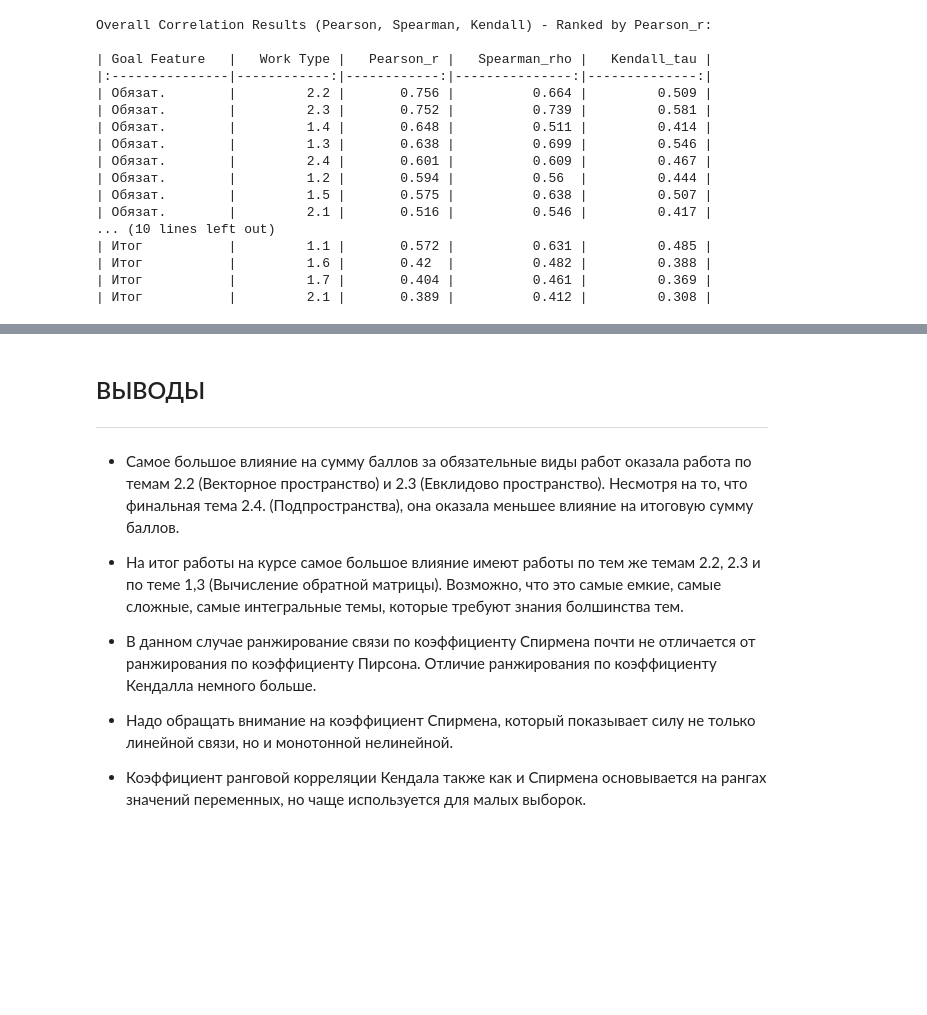
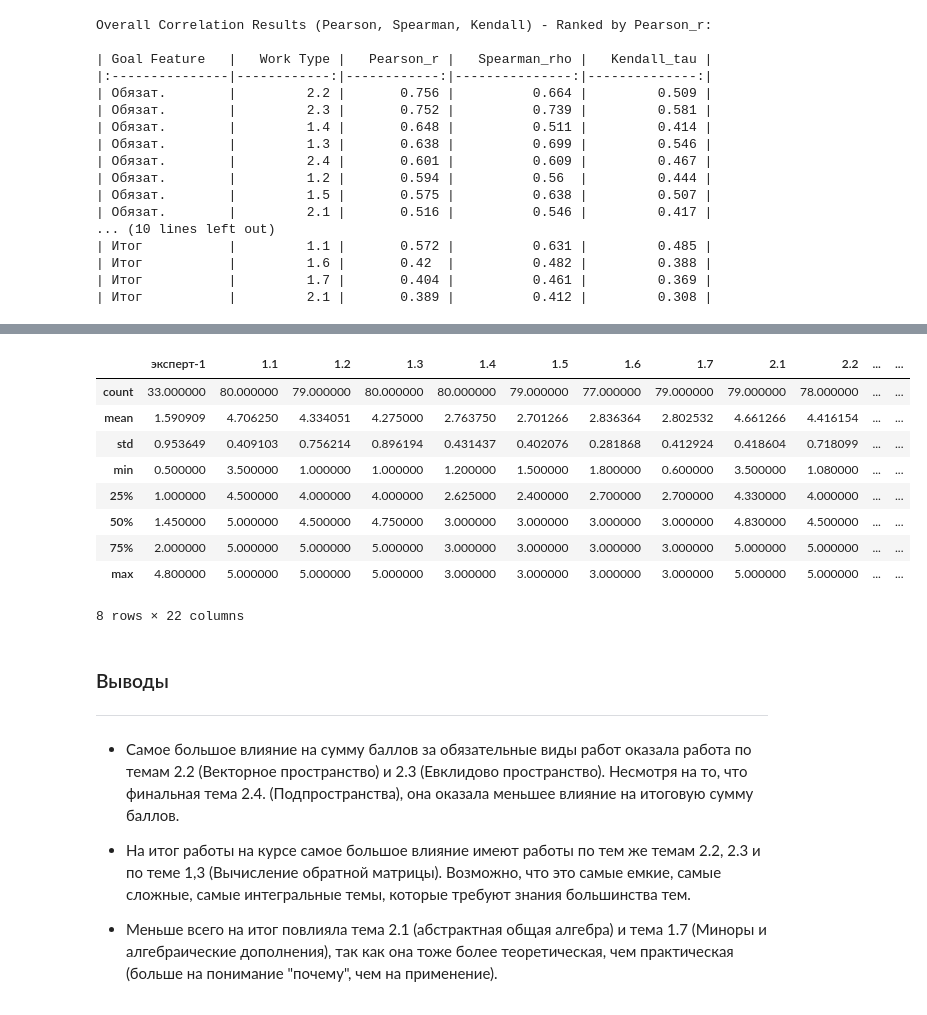
Before and after one commit to garry-nn/Education_DA, a Jupyter notebook: Part03/EDA_Lesson03.ipynb, the cells around one changed output, grey strips where cells are left out. Cells and saved outputs as stored; diff of their text form; code cells hidden in the pictures; blank space fills up the shorter version.

```diff
--- a/Part03/EDA_Lesson03.ipynb
+++ b/Part03/EDA_Lesson03.ipynb
@@ -806,13 +799,22 @@ Overall Correlation Results (Pearson, Spearman, Kendall) - Ranked by Pearson_r:
+# %%
+df_filtered.describe()
+# %% [output]
+|  | эксперт-1 | 1.1 | 1.2 | 1.3 | 1.4 | 1.5 | 1.6 | 1.7 | 2.1 | 2.2 | ... | ... |
+| count | 33.000000 | 80.000000 | 79.000000 | 80.000000 | 80.000000 | 79.000000 | 77.000000 | 79.000000 | 79.000000 | 78.000000 | ... | ... |
+| mean | 1.590909 | 4.706250 | 4.334051 | 4.275000 | 2.763750 | 2.701266 | 2.836364 | 2.802532 | 4.661266 | 4.416154 | ... | ... |
+| std | 0.953649 | 0.409103 | 0.756214 | 0.896194 | 0.431437 | 0.402076 | 0.281868 | 0.412924 | 0.418604 | 0.718099 | ... | ... |
+| min | 0.500000 | 3.500000 | 1.000000 | 1.000000 | 1.200000 | 1.500000 | 1.800000 | 0.600000 | 3.500000 | 1.080000 | ... | ... |
+| 25% | 1.000000 | 4.500000 | 4.000000 | 4.000000 | 2.625000 | 2.400000 | 2.700000 | 2.700000 | 4.330000 | 4.000000 | ... | ... |
+| 50% | 1.450000 | 5.000000 | 4.500000 | 4.750000 | 3.000000 | 3.000000 | 3.000000 | 3.000000 | 4.830000 | 4.500000 | ... | ... |
+| 75% | 2.000000 | 5.000000 | 5.000000 | 5.000000 | 3.000000 | 3.000000 | 3.000000 | 3.000000 | 5.000000 | 5.000000 | ... | ... |
+| max | 4.800000 | 5.000000 | 5.000000 | 5.000000 | 3.000000 | 3.000000 | 3.000000 | 3.000000 | 5.000000 | 5.000000 | ... | ... |
+8 rows × 22 columns
 # %% [markdown]
-## ВЫВОДЫ
+### Выводы
 ---
 
 - Самое большое влияние на сумму баллов за обязательные виды работ оказала работа по темам 2.2 (Векторное пространство) и 2.3 (Евклидово пространство). Несмотря на то, что финальная тема 2.4. (Подпространства), она оказала меньшее влияние на итоговую сумму баллов.
 
-- На итог работы на курсе самое большое влияние имеют работы по тем же темам 2.2, 2.3 и по теме 1,3 (Вычисление обратной матрицы). Возможно, что это самые емкие, самые сложные, самые интегральные темы, которые требуют знания болшинства тем.
+- На итог работы на курсе самое большое влияние имеют работы по тем же темам 2.2, 2.3 и по теме 1,3 (Вычисление обратной матрицы). Возможно, что это самые емкие, самые сложные, самые интегральные темы, которые требуют знания большинства тем.
 
-- В данном случае ранжирование связи по коэффициенту Спирмена почти не отличается от ранжирования по коэффициенту Пирсона. Отличие ранжирования по коэффициенту Кендалла немного больше.
-
-- Надо обращать внимание на коэффициент Спирмена, который показывает силу не только линейной связи, но и монотонной нелинейной.
-
-- Коэффициент ранговой корреляции Кендала также как и Спирмена основывается на рангах значений переменных, но чаще используется для малых выборок.
+- Меньше всего на итог повлияла тема 2.1 (абстрактная общая алгебра) и тема 1.7 (Миноры и алгебраические дополнения), так как она тоже более теоретическая, чем практическая (больше на понимание "почему", чем на применение).
```
Also changed, not shown: parts of 19 cells of this notebook, 1 other file.
